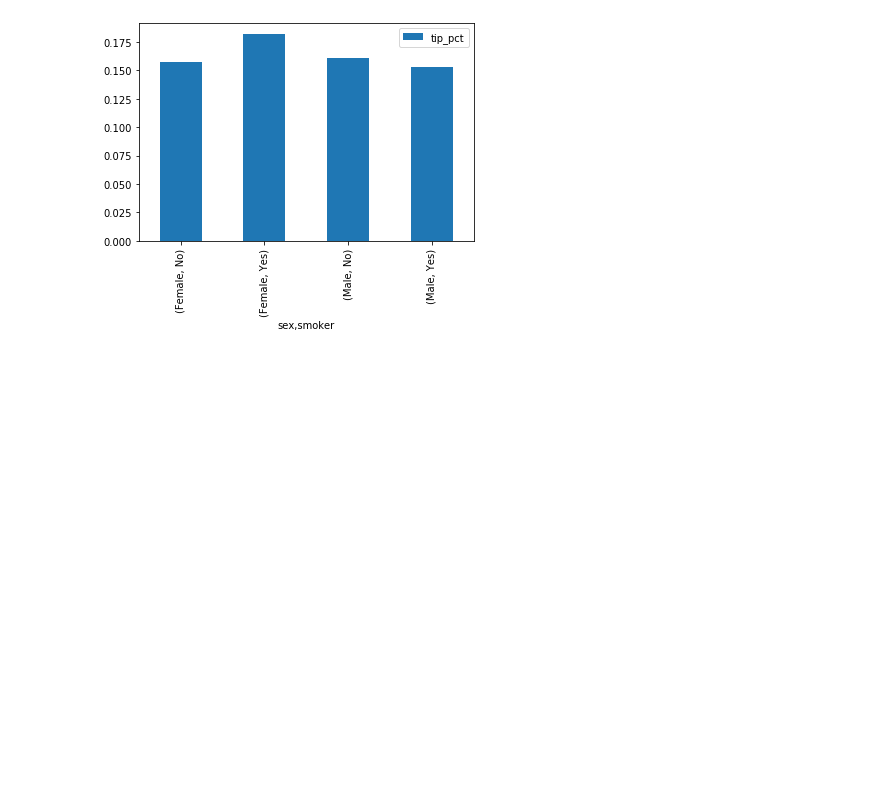
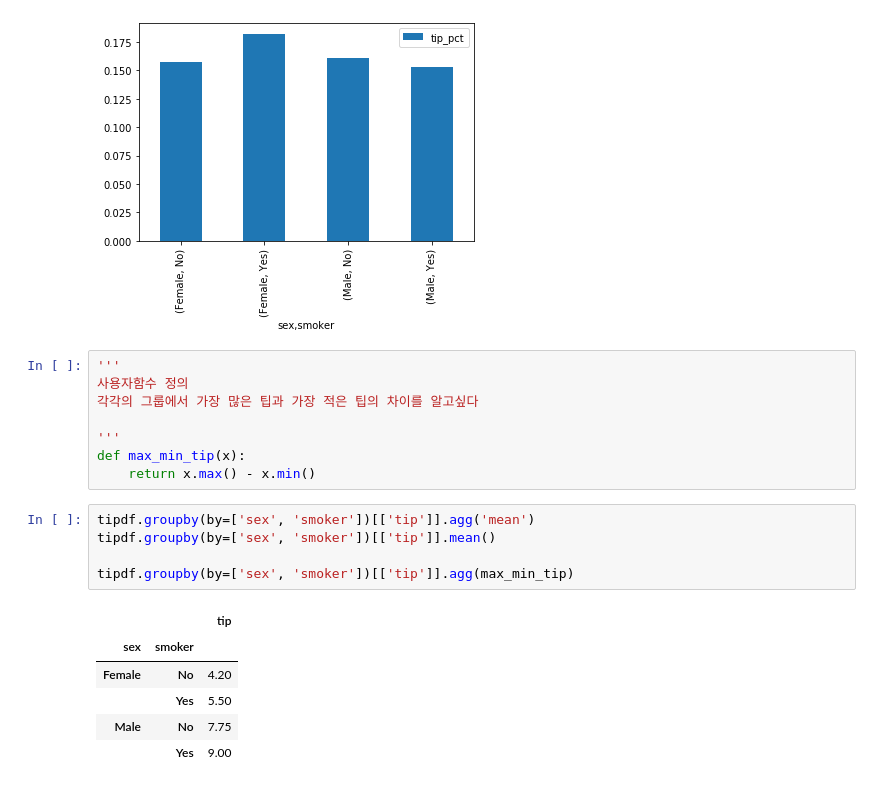
Before and after one commit to ednadev/Data-Scientist, a Jupyter notebook: py_workspace/03_pandas/Pandas05_Groupby.ipynb, the cells around one changed output. Saved outputs shown, nothing was run; the diff lists cells and outputs as text; blank space fills up the shorter version.

```diff
--- a/py_workspace/03_pandas/Pandas05_Groupby.ipynb
+++ b/py_workspace/03_pandas/Pandas05_Groupby.ipynb
@@ -411,3 +429,23 @@ tipdf.pivot_table('tip_pct', index=['sex', 'smoker']).plot(kind='bar')
 plt.show()
 # %% [output]
 [figure]
+# %%
+'''
+사용자함수 정의
+각각의 그룹에서 가장 많은 팁과 가장 적은 팁의 차이를 알고싶다
+
+'''
+def max_min_tip(x):
+    return x.max() - x.min()
+# %%
+tipdf.groupby(by=['sex', 'smoker'])[['tip']].agg('mean')
+tipdf.groupby(by=['sex', 'smoker'])[['tip']].mean()
+
+tipdf.groupby(by=['sex', 'smoker'])[['tip']].agg(max_min_tip)
+# %% [output]
+|  |  | tip |
+| sex | smoker |  |
+| Female | No | 4.20 |
+|  | Yes | 5.50 |
+| Male | No | 7.75 |
+|  | Yes | 9.00 |
```
Also changed, not shown: parts of 5 cells of this notebook, 8 other files.
